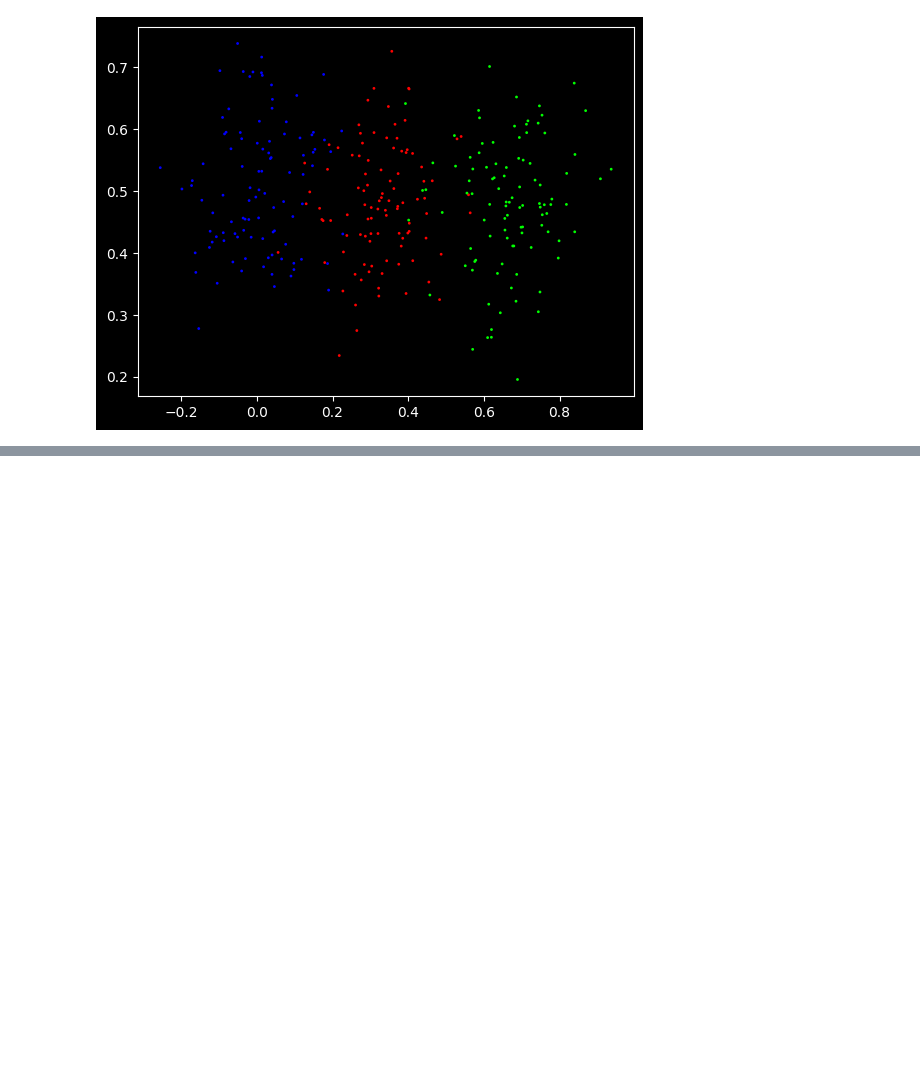
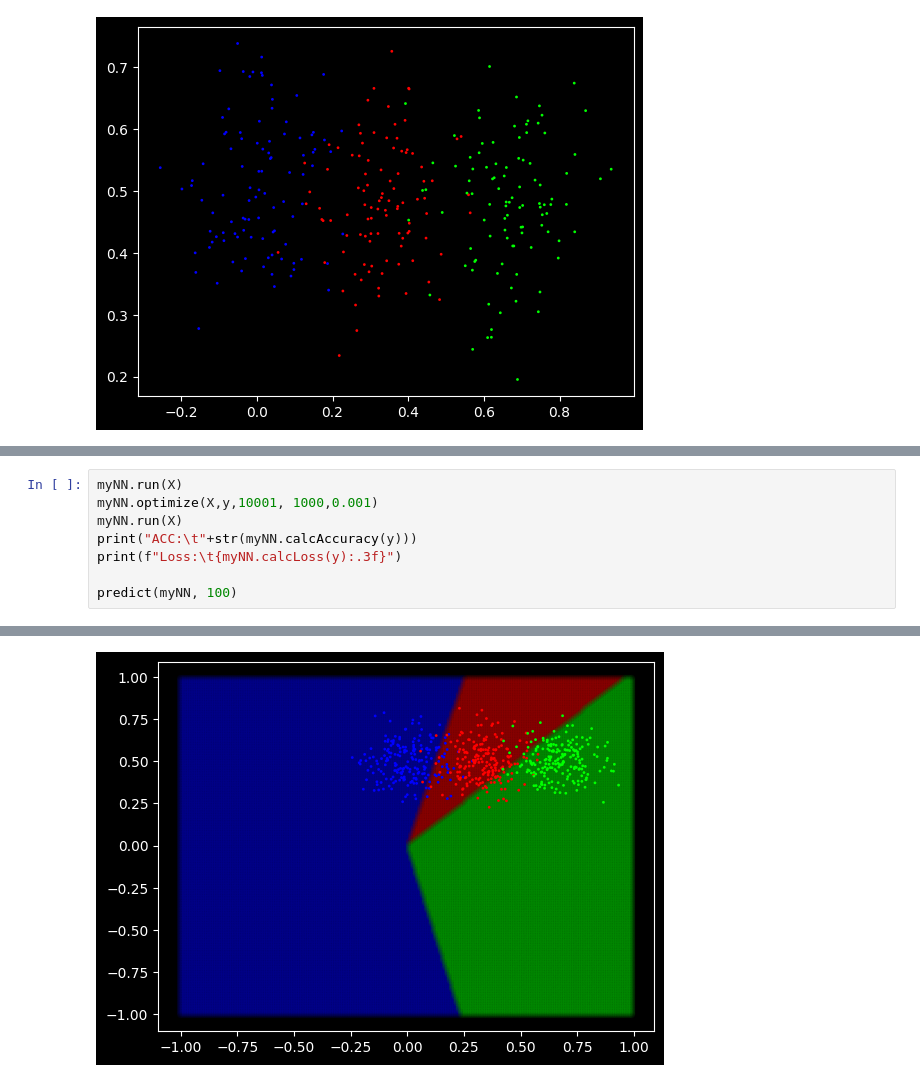
Before and after one commit to DavidVoellm/Neural_Network_Library, a Jupyter notebook: main.ipynb, the cells around one changed output, grey strips where cells are left out. Saved outputs shown, nothing was run; the diff lists cells and outputs as text; blank space fills up the shorter version.

```diff
--- a/main.ipynb
+++ b/main.ipynb
@@ -71,0 +65,9 @@ ACC:    0.3333333333333333
+# %%
+myNN.run(X)
+myNN.optimize(X,y,10001, 1000,0.001)
+myNN.run(X)
+print("ACC:\t"+str(myNN.calcAccuracy(y)))
+print(f"Loss:\t{myNN.calcLoss(y):.3f}")
+
+predict(myNN, 100)
+# %% [output]
@@ -72 +87,2 @@ ACC:    0.3333333333333333
+[figure, added]
 # %%
```
Also changed, not shown: parts of 7 cells of this notebook, 2 other files.
